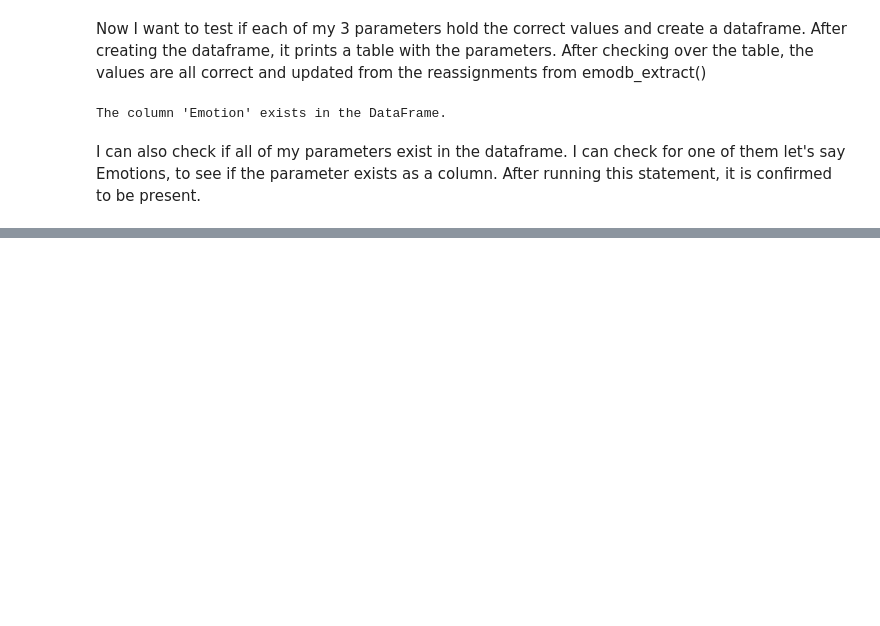
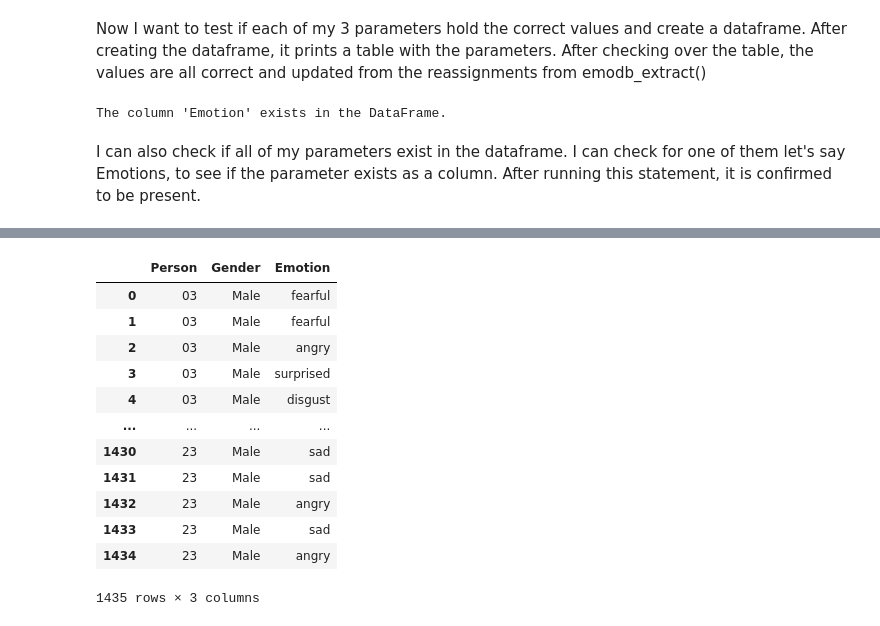
Before and after one commit to SorrenJ/Week-2_Data_Preprocessing, a Jupyter notebook: Week_2_Data_Preprocessing.ipynb, the cells around one changed output, grey strips where cells are left out. Saved outputs shown, nothing was run; the diff lists cells and outputs as text; code cells hidden in the pictures; blank space fills up the shorter version.

```diff
--- a/Week_2_Data_Preprocessing.ipynb
+++ b/Week_2_Data_Preprocessing.ipynb
@@ -1126,0 +1153,54 @@ I can also check if all of my parameters exist in the dataframe. I can check for
+# %%
+import os, glob
+
+def ravdess_extract():
+  a, b, c = [], [], []
+  count = 0
+  path = "/content/drive/MyDrive/RAVDESS/Actor_*/"
+
+  for file in glob.glob(path+"*.wav"):
+    file_name=os.path.basename(file)
+    ravdess_person_num= file_name.split("-")[6]
+    ravdess_person_num= list(ravdess_person_num)[0:2]
+    ravdess_person_num= ''.join(ravdess_person_num)
+
+        #grabs only the audio files
+    if (file_name.split("-")[0]== '03'):
+       #Compare the gender of emodb actor and convert to int
+      if (int(ravdess_person_num) % 2) != 0:
+      #if odd the gender is assigned Male
+        ravdess_gender='Male'
+      else:
+      #if even the gender is assigned Female
+        ravdess_gender='Female'
+
+      #Extract the emotion
+      ravdess_emotion_eng=file_name.split("-")[2]
+
+      #Convert the emotion name to ravdess
+      ravdess_emotion_eng=ravidess_emotion_dict[ravdess_emotion_eng]
+
+      a.append(ravdess_person_num)
+      b.append(ravdess_gender)
+      c.append(ravdess_emotion_eng)
+
+  return np.array(a), np.array(b), np.array(c)
+# %%
+ravdess_person_num, ravdess_gender, ravdess_emotion_eng = ravdess_extract()
+# %%
+ravdess_df = pd.DataFrame({'Person':ravdess_person_num, 'Gender':ravdess_gender, 'Emotion':ravdess_emotion_eng})
+ravdess_df
+# %% [output]
+|  | Person | Gender | Emotion |
+| 0 | 03 | Male | fearful |
+| 1 | 03 | Male | fearful |
+| 2 | 03 | Male | angry |
+| 3 | 03 | Male | surprised |
+| 4 | 03 | Male | disgust |
+| ... | ... | ... | ... |
+| 1430 | 23 | Male | sad |
+| 1431 | 23 | Male | sad |
+| 1432 | 23 | Male | angry |
+| 1433 | 23 | Male | sad |
+| 1434 | 23 | Male | angry |
+1435 rows × 3 columns
```
Also changed, not shown: parts of 5 cells of this notebook.
